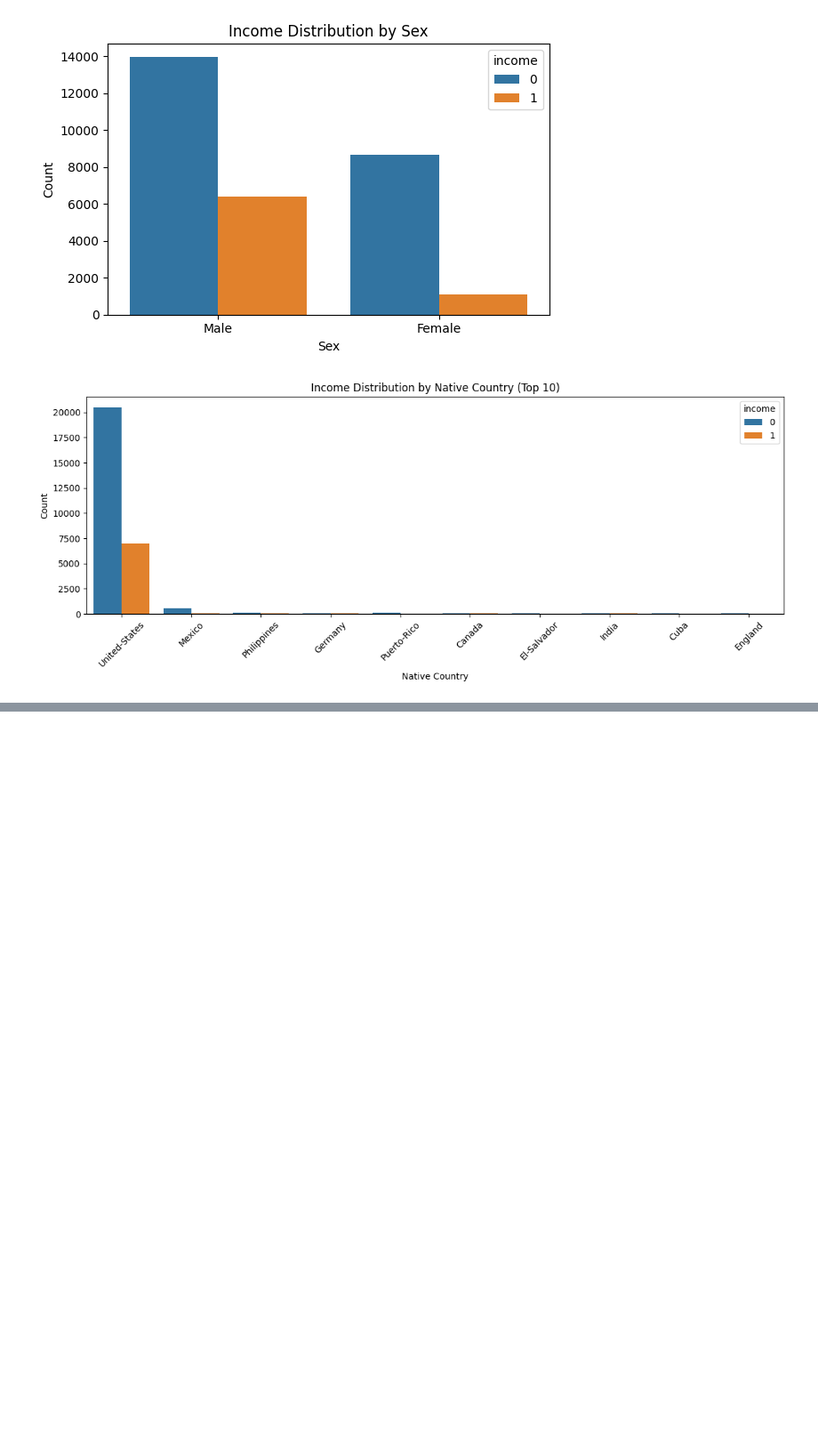
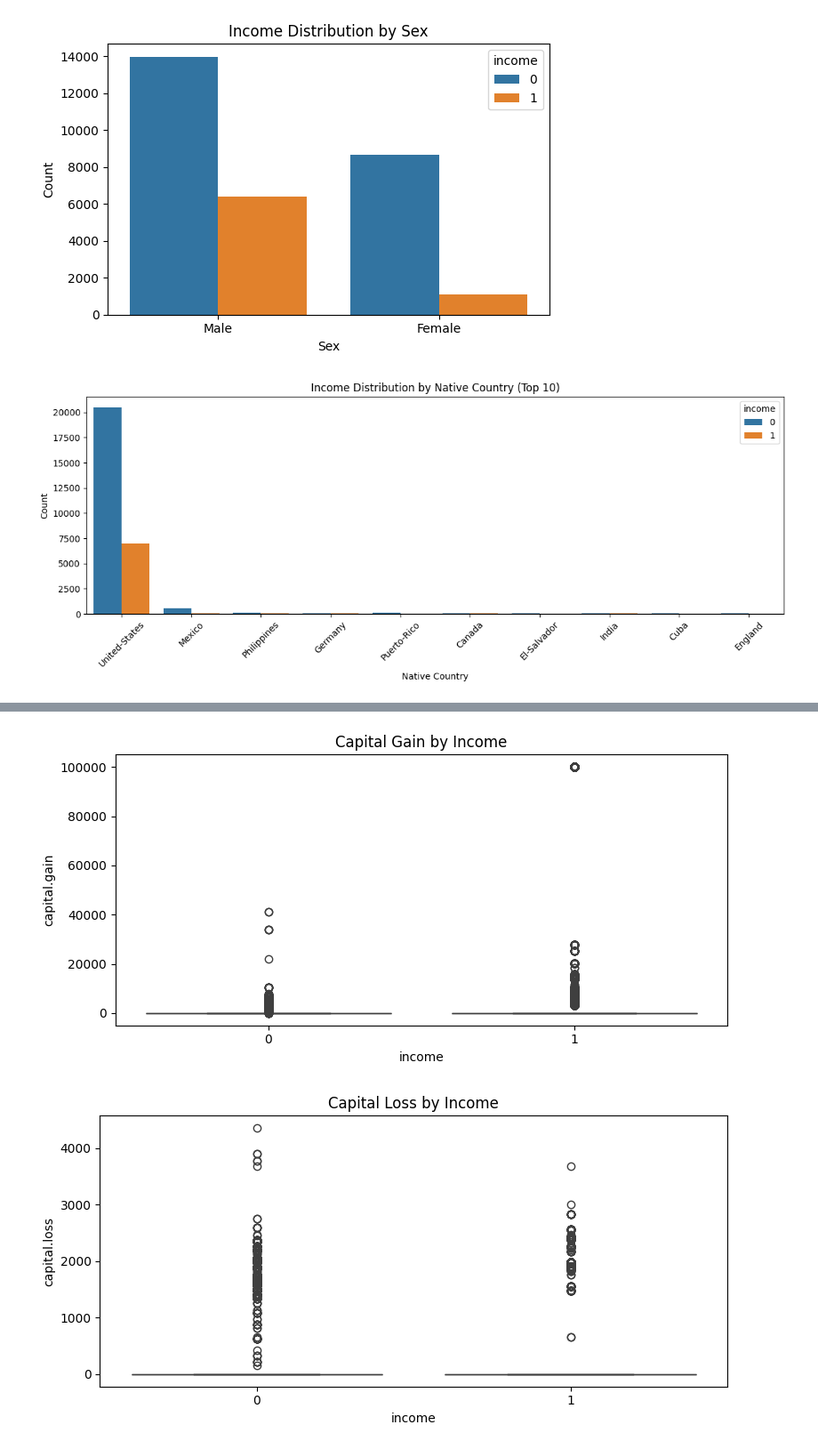
Before and after one commit to vijaivimu/SDS-CP034-incomeinsight, a Jupyter notebook: submissions/team-members/Vijai/02_eda_income_insights.ipynb, the cells around one changed output, grey strips where cells are left out. Shown at 89% size. Cells and saved outputs as stored; diff of their text form; code cells hidden in the pictures; blank space fills up the shorter version.

```diff
--- a/submissions/team-members/Vijai/02_eda_income_insights.ipynb
+++ b/submissions/team-members/Vijai/02_eda_income_insights.ipynb
@@ -235,0 +257,19 @@ plt.show()
+# %%
+# Capital gain boxplot
+plt.figure(figsize=(8, 4))
+sns.boxplot(data=df_cleaned, x='income', y='capital.gain')
+plt.title("Capital Gain by Income")
+plt.tight_layout()
+plt.savefig("charts/question4_capital_gain_boxplot.png", bbox_inches='tight')
+plt.show()
+
+# Capital loss boxplot
+plt.figure(figsize=(8, 4))
+sns.boxplot(data=df_cleaned, x='income', y='capital.loss')
+plt.title("Capital Loss by Income")
+plt.tight_layout()
+plt.savefig("charts/question4_capital_loss_boxplot.png", bbox_inches='tight')
+plt.show()
+# %% [output]
+[figure, added]
+[figure, added]
```
Also changed, not shown: parts of 3 cells of this notebook, 6 other files.
